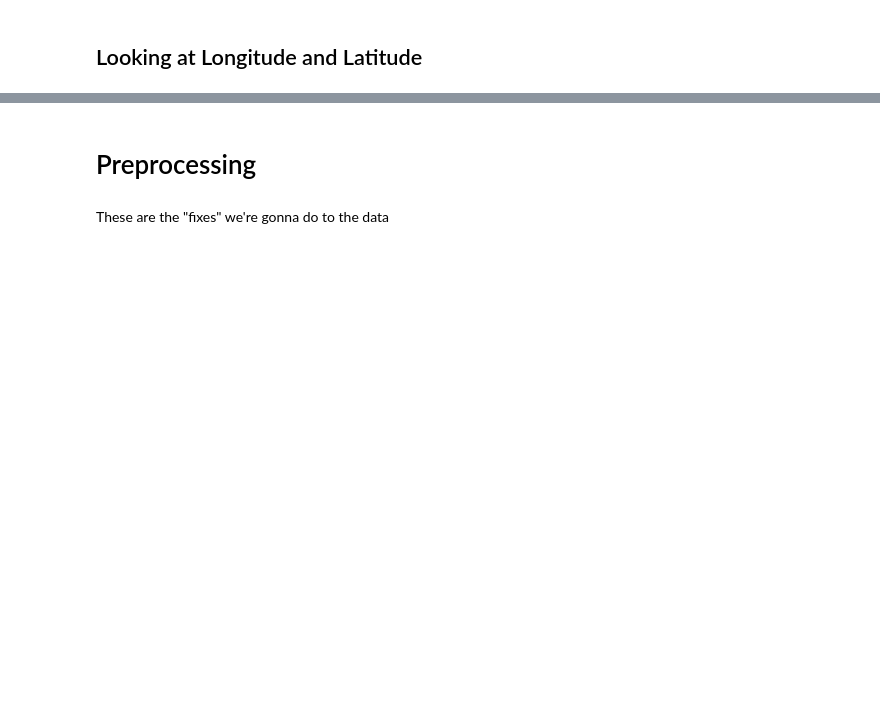
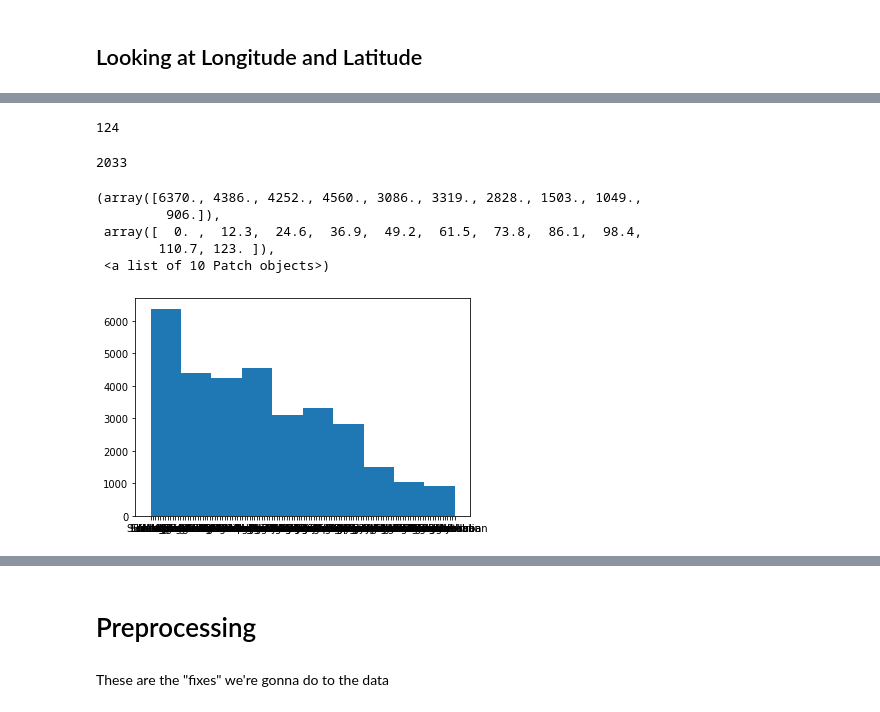
Before and after one commit to stevenkyle2013/Water-Well-Classifier, a Jupyter notebook: Main-Notebook.ipynb, the cells around one changed output, grey strips where cells are left out. Saved outputs shown, nothing was run; the diff lists cells and outputs as text; code cells hidden in the pictures; blank space fills up the shorter version.

```diff
--- a/Main-Notebook.ipynb
+++ b/Main-Notebook.ipynb
@@ -421,0 +631,17 @@ Lets do a scatter matrix with labels to see if we can make a psudo map
+# %%
+len(Full_data.lga.value_counts())
+# %% [output]
+124
+# %%
+len(Full_data.ward.value_counts())
+# %% [output]
+2033
+# %%
+plt.hist(functional_group_df['lga'])
+# %% [output]
+(array([6370., 4386., 4252., 4560., 3086., 3319., 2828., 1503., 1049.,
+         906.]),
+ array([  0. ,  12.3,  24.6,  36.9,  49.2,  61.5,  73.8,  86.1,  98.4,
+        110.7, 123. ]),
+ <a list of 10 Patch objects>)
+[figure, added]
```
Also changed, not shown: parts of 52 cells of this notebook.
